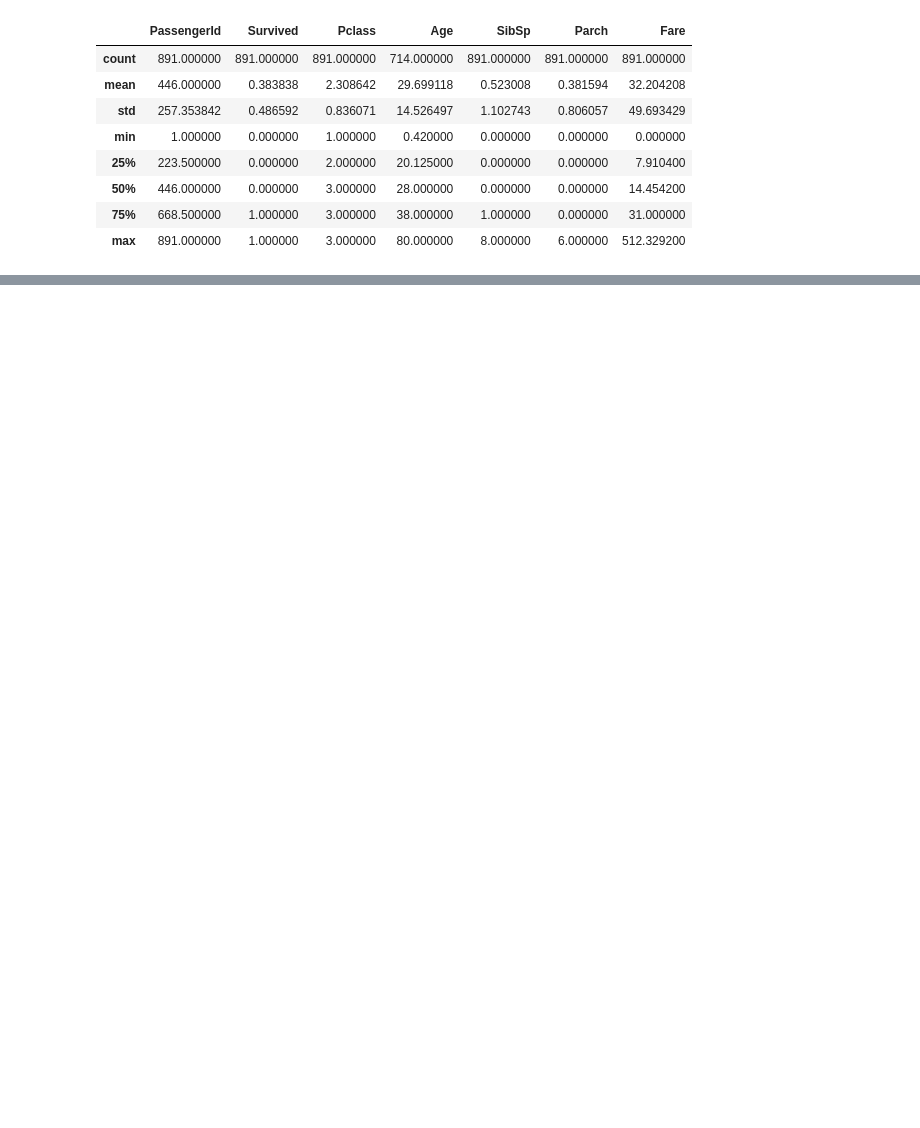
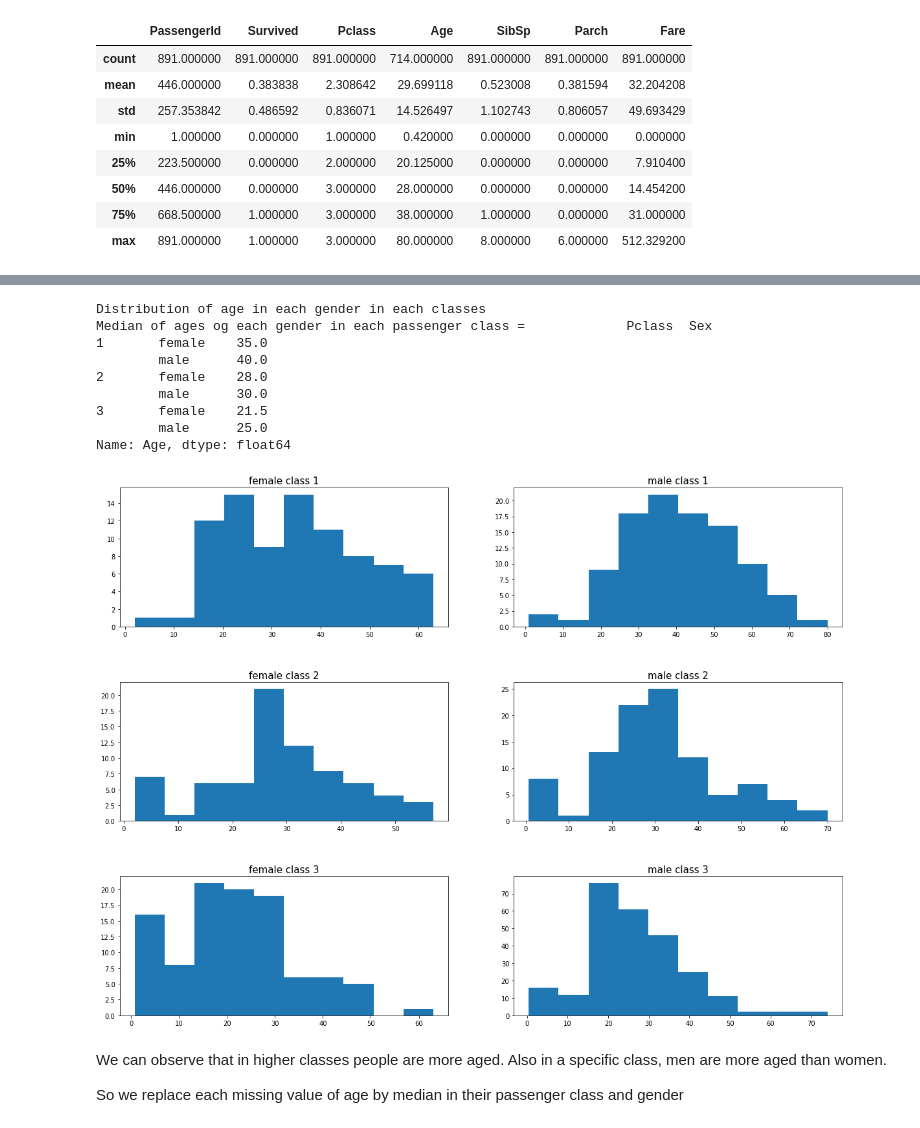
Before and after one commit to SankethBK/100-Data-Science-Projects, a Jupyter notebook: 2. Titanic data/Titanic data analysis.ipynb, the cells around one changed output, grey strips where cells are left out. Saved outputs shown, nothing was run; the diff lists cells and outputs as text; code cells hidden in the pictures; blank space fills up the shorter version.

```diff
--- a/2. Titanic data/Titanic data analysis.ipynb
+++ b/2. Titanic data/Titanic data analysis.ipynb
@@ -106,0 +124,41 @@ Distribution of Age
+# %%
+# Distribution of age by passenger class and then by gender
+
+print("Distribution of age in each gender in each classes")
+print(F"Median of ages og each gender in each passenger class = \
+            { data.groupby(['Pclass', 'Sex'])['Age'].median() }")
+
+# This is not a very good way of plotting i will improve this in future
+
+fig, ax = plt.subplots(3,2, figsize = (20, 15))
+fig.subplots_adjust(hspace = 0.4, wspace = 0.2)
+
+i = 0
+j = 0
+
+for grp in data.groupby(["Pclass", "Sex"])["Age"]:
+
+    # grp[0] - (1, female)
+    # grp[1] - Series object containing all ages
+
+    if j == 2:
+        j = 0
+        i += 1
+    ax[i][j].hist(grp[1].dropna().values)
+    ax[i][j].set_title( grp[0][1] + " class {}".format(grp[0][0]), fontsize = 15)
+    j += 1
+# %% [output]
+Distribution of age in each gender in each classes
+Median of ages og each gender in each passenger class =             Pclass  Sex
+1       female    35.0
+        male      40.0
+2       female    28.0
+        male      30.0
+3       female    21.5
+        male      25.0
+Name: Age, dtype: float64
+[figure, added]
+# %% [markdown]
+We can observe that in higher classes people are more aged. Also in a specific class, men are more aged than women.
+
+So we replace each missing value of age by median in their passenger class and gender
```
Also changed, not shown: parts of 69 cells of this notebook, 9 other files.
